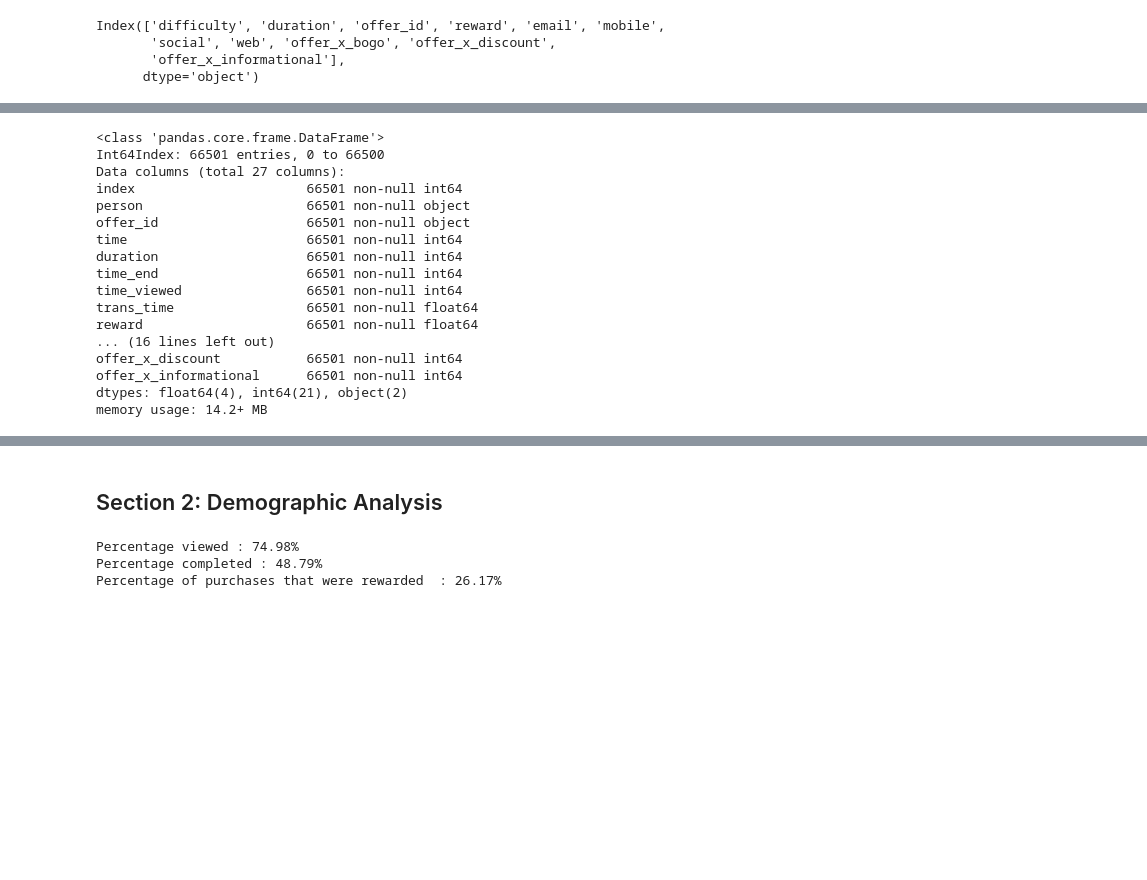
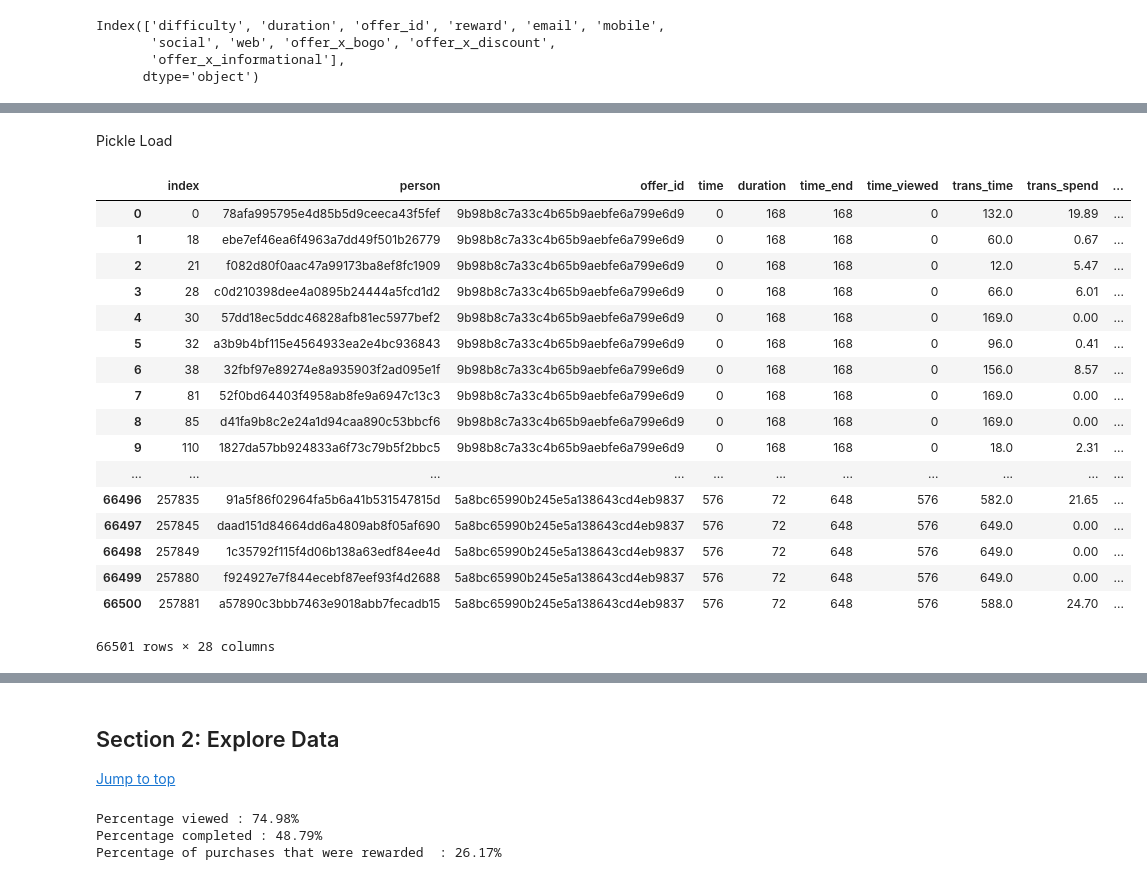
Before and after one commit to TomCanty/StarbucksCapstone, a Jupyter notebook: Starbucks_Capstone_notebook.ipynb, the cells around one changed output, grey strips where cells are left out. Cells and saved outputs as stored; diff of their text form; code cells hidden in the pictures; blank space fills up the shorter version.

```diff
--- a/Starbucks_Capstone_notebook.ipynb
+++ b/Starbucks_Capstone_notebook.ipynb
@@ -392,20 +423,0 @@ t_matched2_new = t_matched2_new.progress_apply(repl_time_nan,axis=1)
-# %%
-t_matched2_new.info()
-# %% [output]
-<class 'pandas.core.frame.DataFrame'>
-Int64Index: 66501 entries, 0 to 66500
-Data columns (total 27 columns):
-index                      66501 non-null int64
-person                     66501 non-null object
-offer_id                   66501 non-null object
-time                       66501 non-null int64
-duration                   66501 non-null int64
-time_end                   66501 non-null int64
-time_viewed                66501 non-null int64
-trans_time                 66501 non-null float64
-reward                     66501 non-null float64
-... (16 lines left out)
-offer_x_discount           66501 non-null int64
-offer_x_informational      66501 non-null int64
-dtypes: float64(4), int64(21), object(2)
-memory usage: 14.2+ MB
@@ -414,8 +428,32 @@ t_matched2_new.to_pickle('t_offer_clean.pkl')
+# %% [markdown]
+<a id='pick_load'> Pickle Load</a>
+# %%
+pd.read_pickle('trans_comb.pkl')
+# %% [output]
+|  | index | person | offer_id | time | duration | time_end | time_viewed | trans_time | trans_spend | ... |
+| 0 | 0 | 78afa995795e4d85b5d9ceeca43f5fef | 9b98b8c7a33c4b65b9aebfe6a799e6d9 | 0 | 168 | 168 | 0 | 132.0 | 19.89 | ... |
+| 1 | 18 | ebe7ef46ea6f4963a7dd49f501b26779 | 9b98b8c7a33c4b65b9aebfe6a799e6d9 | 0 | 168 | 168 | 0 | 60.0 | 0.67 | ... |
+| 2 | 21 | f082d80f0aac47a99173ba8ef8fc1909 | 9b98b8c7a33c4b65b9aebfe6a799e6d9 | 0 | 168 | 168 | 0 | 12.0 | 5.47 | ... |
+| 3 | 28 | c0d210398dee4a0895b24444a5fcd1d2 | 9b98b8c7a33c4b65b9aebfe6a799e6d9 | 0 | 168 | 168 | 0 | 66.0 | 6.01 | ... |
+| 4 | 30 | 57dd18ec5ddc46828afb81ec5977bef2 | 9b98b8c7a33c4b65b9aebfe6a799e6d9 | 0 | 168 | 168 | 0 | 169.0 | 0.00 | ... |
+| 5 | 32 | a3b9b4bf115e4564933ea2e4bc936843 | 9b98b8c7a33c4b65b9aebfe6a799e6d9 | 0 | 168 | 168 | 0 | 96.0 | 0.41 | ... |
+| 6 | 38 | 32fbf97e89274e8a935903f2ad095e1f | 9b98b8c7a33c4b65b9aebfe6a799e6d9 | 0 | 168 | 168 | 0 | 156.0 | 8.57 | ... |
+| 7 | 81 | 52f0bd64403f4958ab8fe9a6947c13c3 | 9b98b8c7a33c4b65b9aebfe6a799e6d9 | 0 | 168 | 168 | 0 | 169.0 | 0.00 | ... |
+| 8 | 85 | d41fa9b8c2e24a1d94caa890c53bbcf6 | 9b98b8c7a33c4b65b9aebfe6a799e6d9 | 0 | 168 | 168 | 0 | 169.0 | 0.00 | ... |
+| 9 | 110 | 1827da57bb924833a6f73c79b5f2bbc5 | 9b98b8c7a33c4b65b9aebfe6a799e6d9 | 0 | 168 | 168 | 0 | 18.0 | 2.31 | ... |
+| ... | ... | ... | ... | ... | ... | ... | ... | ... | ... | ... |
+| 66496 | 257835 | 91a5f86f02964fa5b6a41b531547815d | 5a8bc65990b245e5a138643cd4eb9837 | 576 | 72 | 648 | 576 | 582.0 | 21.65 | ... |
+| 66497 | 257845 | daad151d84664dd6a4809ab8f05af690 | 5a8bc65990b245e5a138643cd4eb9837 | 576 | 72 | 648 | 576 | 649.0 | 0.00 | ... |
+| 66498 | 257849 | 1c35792f115f4d06b138a63edf84ee4d | 5a8bc65990b245e5a138643cd4eb9837 | 576 | 72 | 648 | 576 | 649.0 | 0.00 | ... |
+| 66499 | 257880 | f924927e7f844ecebf87eef93f4d2688 | 5a8bc65990b245e5a138643cd4eb9837 | 576 | 72 | 648 | 576 | 649.0 | 0.00 | ... |
+| 66500 | 257881 | a57890c3bbb7463e9018abb7fecadb15 | 5a8bc65990b245e5a138643cd4eb9837 | 576 | 72 | 648 | 576 | 588.0 | 24.70 | ... |
+66501 rows × 28 columns
 # %% [markdown]
 <a id='pickleload'></a>
 # %% [markdown]
-<a id='sec_2'></a>
-## Section 2: Demographic Analysis
+<a id='sec_2_2'></a>
+## Section 2: Explore Data
+<a href='#TOC'>Jump to top</a>
 # %%
 tot_offers = t_offer.shape[0]
 tot_viewed = t_viewed.shape[0]
```
Also changed, not shown: parts of 41 cells of this notebook, 2 other files.
